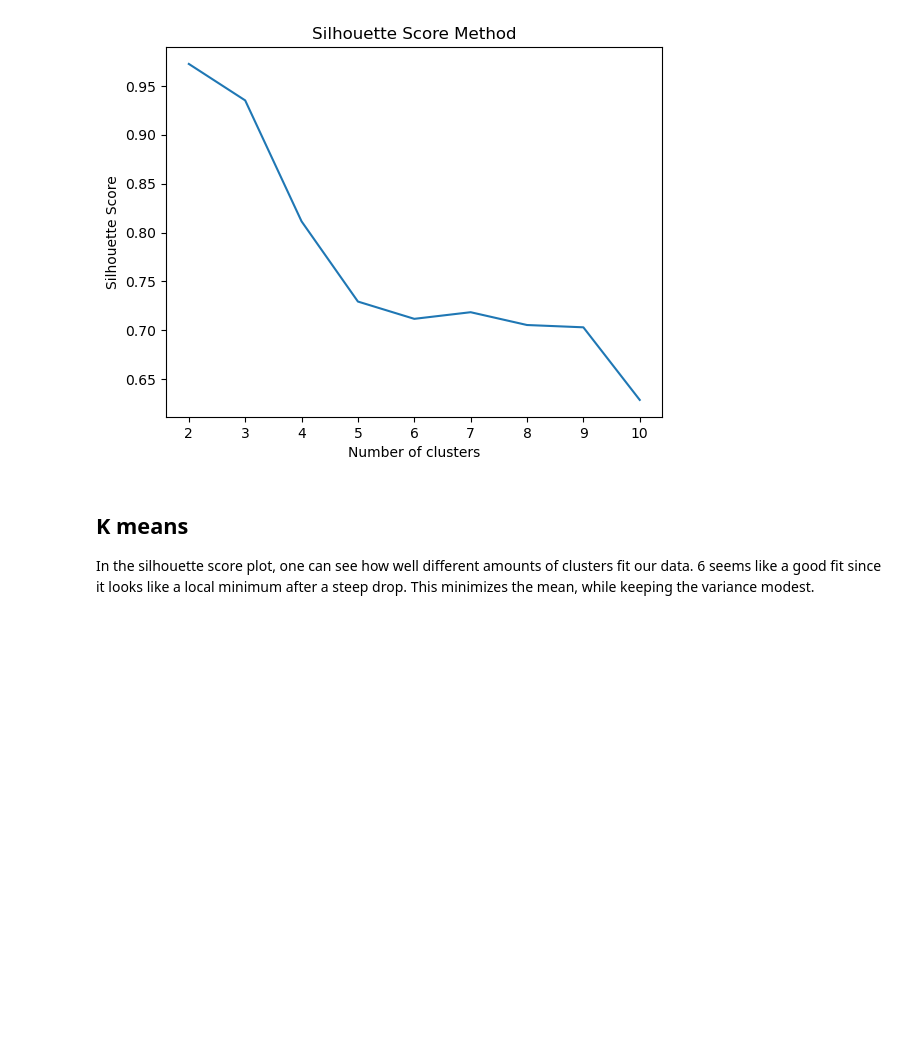
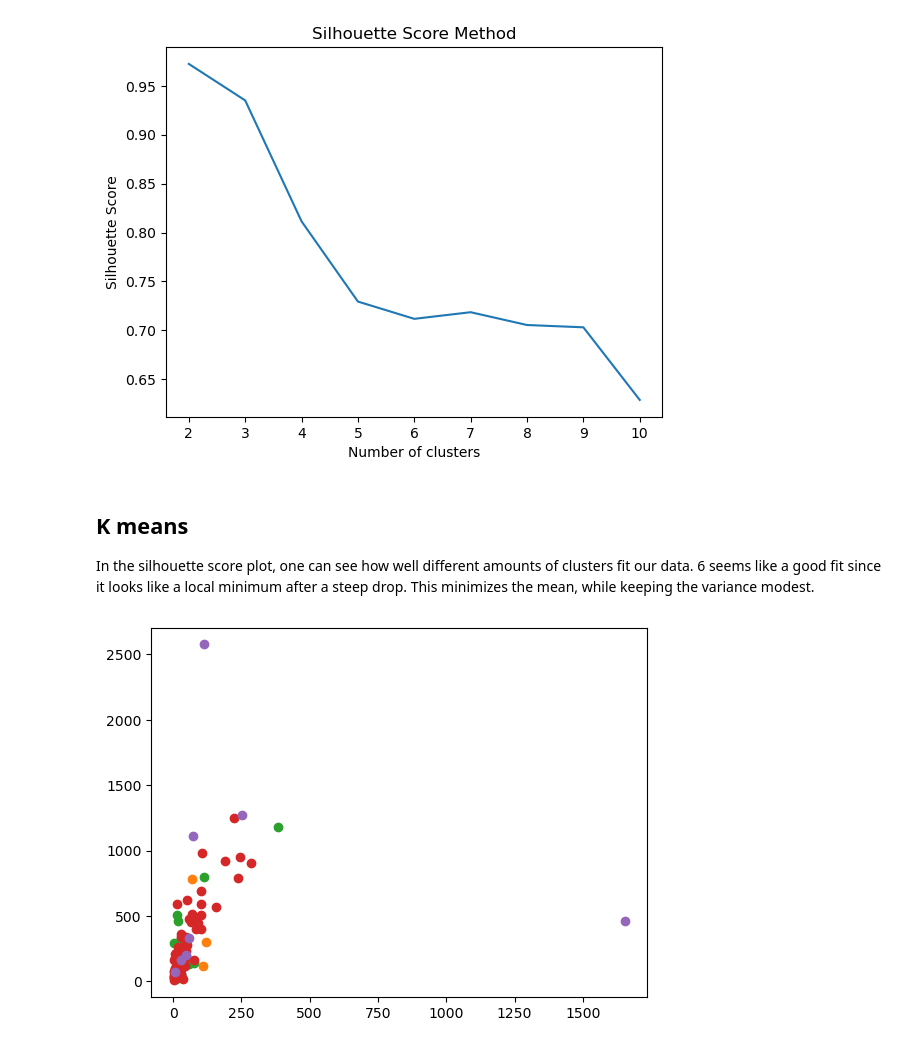
Before and after one commit to noahsta/datathon, a Jupyter notebook: src/noah.ipynb, the cells around one changed output. Drawn from its saved outputs; the diff is of its cells as text; code cells hidden in the pictures; blank space fills up the shorter version.

Commit message:
kmeans

```diff
--- a/src/noah.ipynb
+++ b/src/noah.ipynb
@@ -208,3 +208,24 @@ plt.show()
 ## K means
 
 In the silhouette score plot, one can see how well different amounts of clusters fit our data. 6 seems like a good fit since it looks like a local minimum after a steep drop. This minimizes the mean, while keeping the variance modest.
+# %%
+from sklearn.cluster import KMeans
+
+def apply_kmeans_clustering(df, num_clusters):
+    kmeans = KMeans(n_clusters=num_clusters)
+
+    kmeans.fit(df)
+
+    # Get cluster labels
+    df["kmeans_labels"] = kmeans.labels_
+
+    return df, kmeans
+
+table, kmeans = apply_kmeans_clustering(table, num_clusters=6)
+
+for label in range(1,7):
+    tabel_with_label = table[table["kmeans_labels"] == label]
+    plt.scatter(tabel_with_label["videos"], tabel_with_label["pictures"])
+plt.show()
+# %% [output]
+[figure, added]
```
Also changed, not shown: parts of 1 cell of this notebook.
